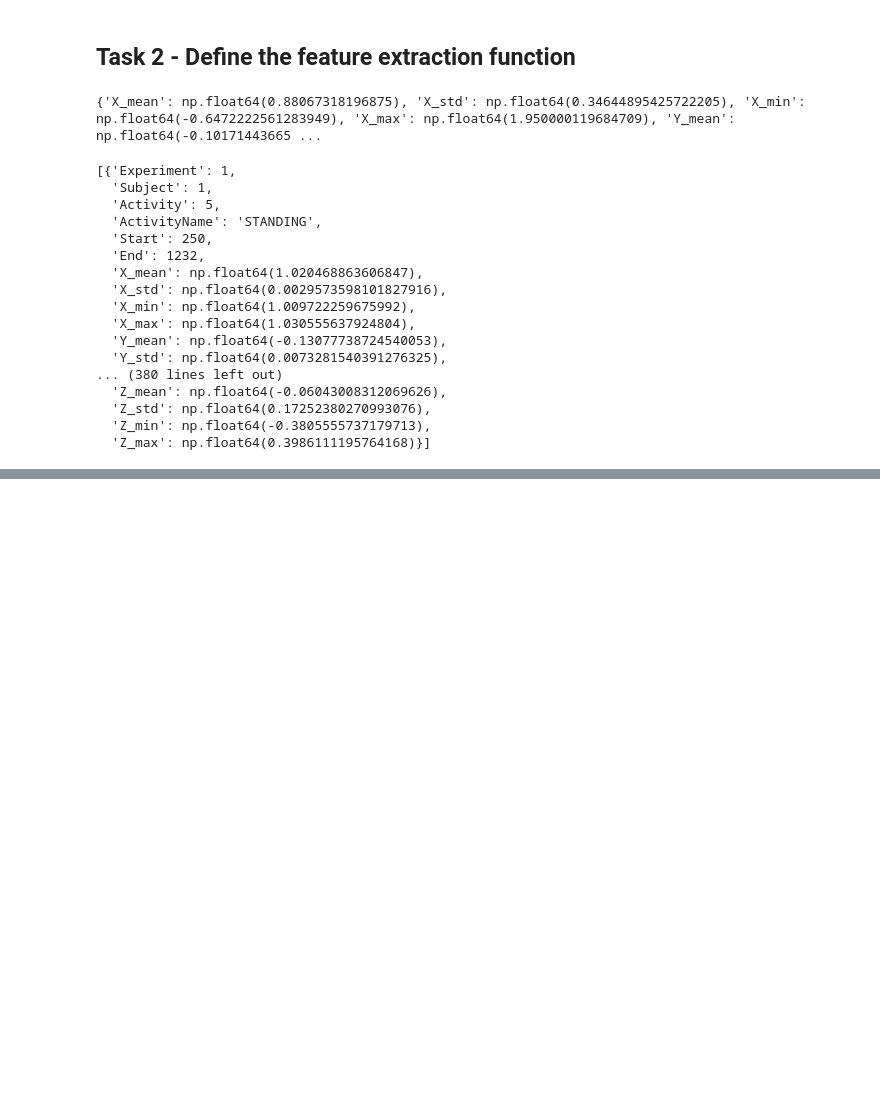
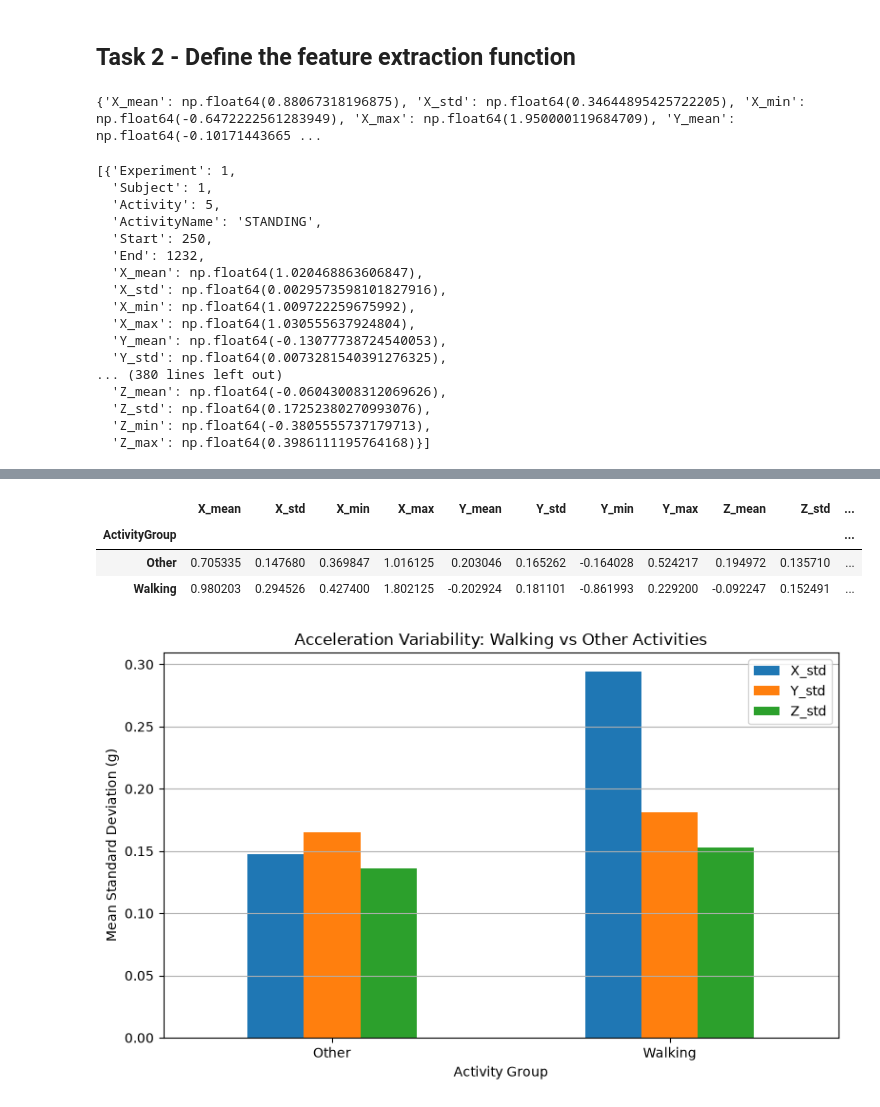
Before and after one commit to RajarshiRay25/Decision-Support-Ex3, a Jupyter notebook: EX3.ipynb, the cells around one changed output, grey strips where cells are left out. Cells and saved outputs as stored; diff of their text form; code cells hidden in the pictures; blank space fills up the shorter version.

```diff
--- a/EX3.ipynb
+++ b/EX3.ipynb
@@ -327,0 +406,19 @@ records
+# %%
+# Show features for one subject activity segments
+
+
+# Define the 12 numerical feature columns
+feature_columns = [
+    "X_mean", "X_std", "X_min", "X_max",
+    "Y_mean", "Y_std", "Y_min", "Y_max",
+    "Z_mean", "Z_std", "Z_min", "Z_max"
+]
+
+# Calculate average features for each activity
+subject_activity_summary = (
+    subject_features
+    .groupby("ActivityName")[feature_columns]
+    .mean()
+)
+
+display(subject_activity_summary)
@@ -327,0 +692,47 @@ records
+# %%
+# Compare walking and other activities
+
+# Activity IDs 1, 2 and 3 are walking-related
+walking_ids = [1, 2, 3]
+
+# Create broader activity groups
+all_features["ActivityGroup"] = np.where(
+    all_features["Activity"].isin(walking_ids),
+    "Walking",
+    "Other"
+)
+
+# Calculate average feature values for both groups
+group_summary = (
+    all_features
+    .groupby("ActivityGroup")[feature_columns]
+    .mean()
+)
+
+display(group_summary)
+
+
+# Compare standard deviation across the three axes
+group_std = group_summary[
+    ["X_std", "Y_std", "Z_std"]
+]
+
+group_std.plot(
+    kind="bar",
+    figsize=(8, 5)
+)
+
+plt.title("Acceleration Variability: Walking vs Other Activities")
+plt.xlabel("Activity Group")
+plt.ylabel("Mean Standard Deviation (g)")
+plt.xticks(rotation=0)
+plt.grid(axis="y")
+
+plt.tight_layout()
+plt.show()
+# %% [output]
+|  | X_mean | X_std | X_min | X_max | Y_mean | Y_std | Y_min | Y_max | Z_mean | Z_std | ... |
+| ActivityGroup |  |  |  |  |  |  |  |  |  |  | ... |
+| Other | 0.705335 | 0.147680 | 0.369847 | 1.016125 | 0.203046 | 0.165262 | -0.164028 | 0.524217 | 0.194972 | 0.135710 | ... |
+| Walking | 0.980203 | 0.294526 | 0.427400 | 1.802125 | -0.202924 | 0.181101 | -0.861993 | 0.229200 | -0.092247 | 0.152491 | ... |
+[figure, added]
```
Also changed, not shown: parts of 11 cells of this notebook.
